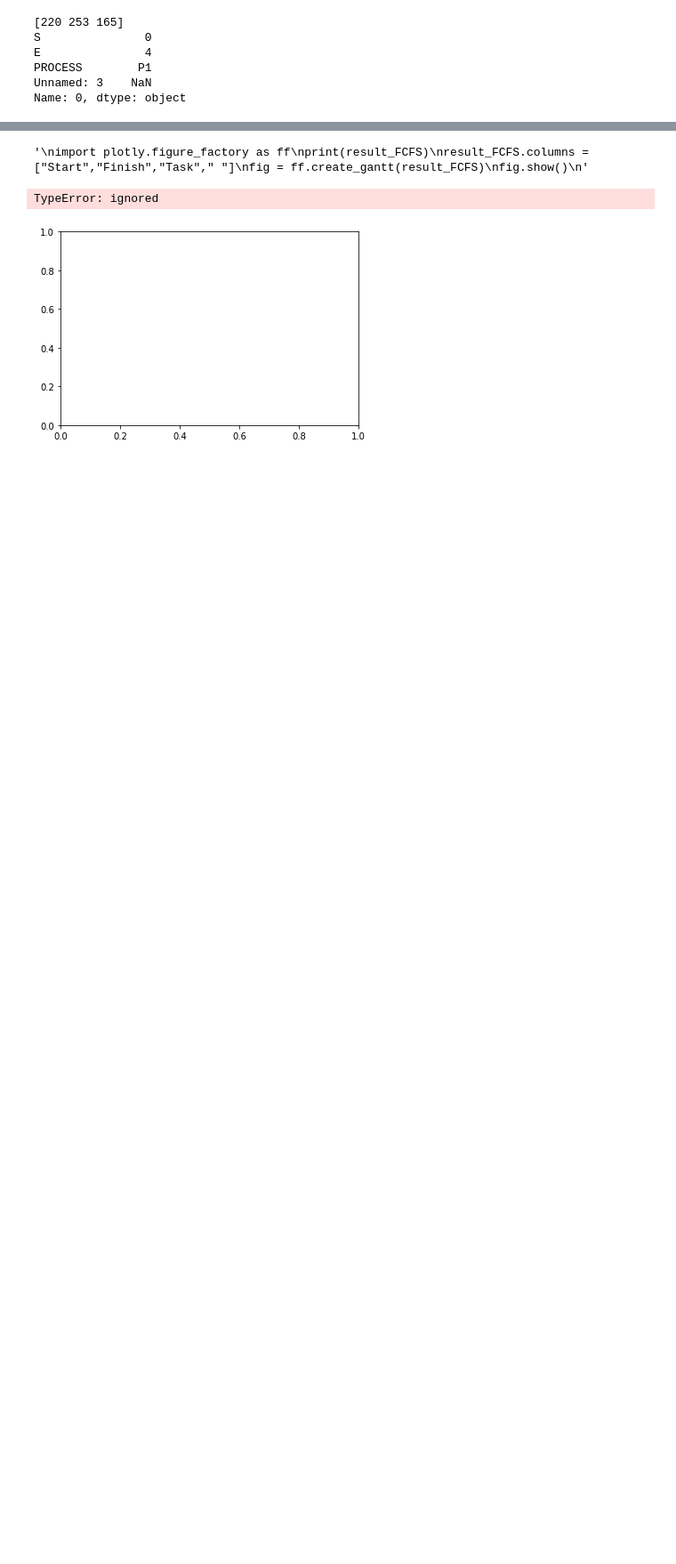
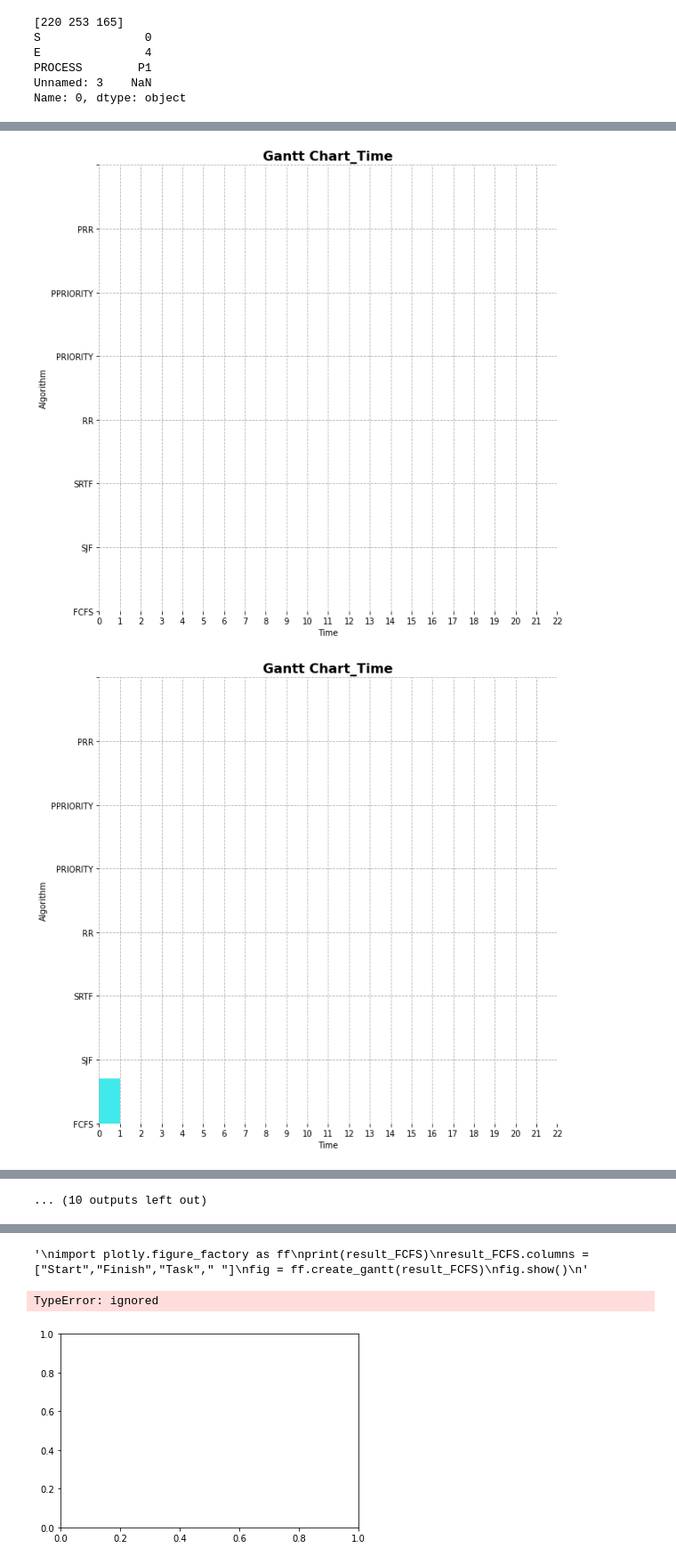
Before and after one commit to ghpk98/OS-Term-Project, a Jupyter notebook: Visualization.ipynb, the cells around one changed output, grey strips where cells are left out. Shown: that part at 89% size. Cells and saved outputs as stored; diff of their text form; code cells hidden in the pictures; blank space fills up the shorter version.

```diff
--- a/Visualization.ipynb
+++ b/Visualization.ipynb
@@ -226,0 +335,48 @@ plt.savefig("tc1_gantt.png")
+# %%
+import os
+timeslice = 5/result_FCFS.iloc[len(result_FCFS)-1]["E"]
+for t in range (0, result_FCFS.iloc[len(result_FCFS)-1]["E"]):
+  fig, gnt = plt.subplots()
+
+  plt.rcParams['figure.figsize'] = (10,10)
+  plt.title("Gantt Chart_Time", fontsize= 16, fontweight = 'bold')
+
+
+  gnt.set_xlabel("Time")
+  gnt.set_ylabel("Algorithm")
+  plt.xlim([0, result_FCFS.iloc[len(result_FCFS)-1]["E"]])
+  plt.ylim([0, 5*7])
+  plt.xticks(range(result_FCFS.iloc[len(result_FCFS)-1]["E"] + 1))
+  gnt.set_yticklabels(algorithm_list)
+  plt.box(False)
+  gnt.grid(True, linestyle='--')
+  width = 3.5
+
+  index = 0
+  for i in range (0, t):
+    #print([(result_FCFS.iloc[i]["S"], result_FCFS.iloc[i]["E"]), result_FCFS.iloc[i]["PROCESS"]])
+    #print(i, index)
+    gnt.broken_barh([(i, i+1)], (0, width), facecolors = processcolor.get(result_FCFS.iloc[index]["PROCESS"]).tolist())
+    if result_FCFS.iloc[index]["E"] == i+1:
+      index+=1
+  plt.show()
+  time.sleep(timeslice)
+  os.system('cls')
+  """
+  index = 0
+  print(t)
+  index = 0
+  for i in range(0,len(result_FCFS)):
+    if result_FCFS.iloc[i]["S"] == t:
+      index = i
+  gnt.broken_barh([(t, t+1)], (0, width), facecolors = processcolor.get(result_FCFS.iloc[index]["PROCESS"]).tolist())
+  """
+  """
+  x.append(t)
+  y.append(0)
+  line.set_data(x,y)
+  return line,
+  """
+# %% [output]
+[figure, added]
+[figure, added]
@@ -226,0 +393 @@ plt.savefig("tc1_gantt.png")
+... (10 outputs left out)
```
Also changed, not shown: parts of 7 cells of this notebook.
